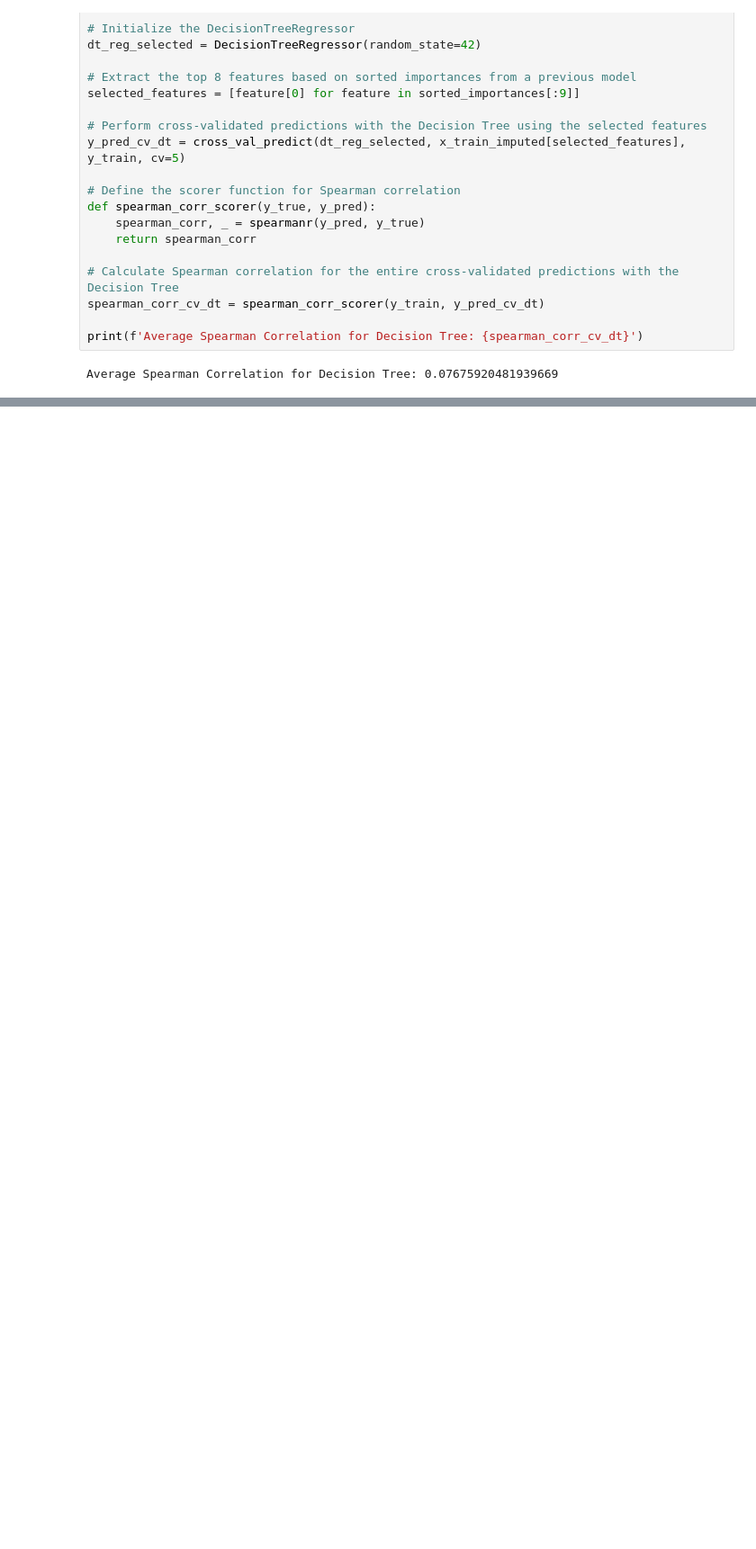
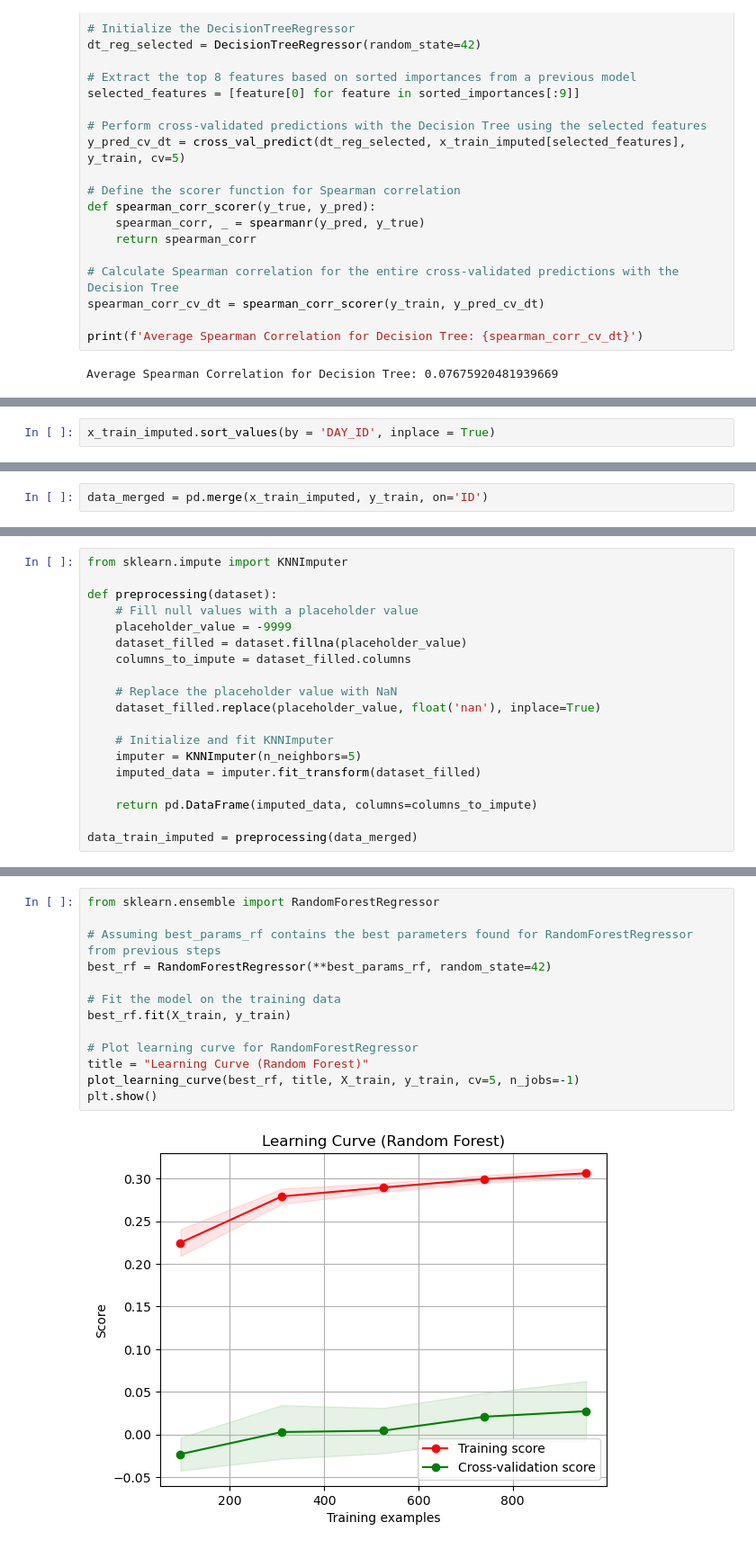
Before and after one commit to alexandra-pricop/EnsembleLearning, a Jupyter notebook: Decision_Trees.ipynb, the cells around one changed output, grey strips where cells are left out. Shown: that part at 90% size. Cells and saved outputs as stored; diff of their text form; blank space fills up the shorter version.

Commit message:
Added Random Forrest

```diff
--- a/Decision_Trees.ipynb
+++ b/Decision_Trees.ipynb
@@ -304,0 +335,2 @@ Average Spearman Correlation for Decision Tree: 0.07675920481939669
+# %%
+x_train_imputed.sort_values(by = 'DAY_ID', inplace = True)
@@ -304,0 +356,2 @@ Average Spearman Correlation for Decision Tree: 0.07675920481939669
+# %%
+data_merged = pd.merge(x_train_imputed, y_train, on='ID')
@@ -304,0 +374,19 @@ Average Spearman Correlation for Decision Tree: 0.07675920481939669
+# %%
+from sklearn.impute import KNNImputer
+
+def preprocessing(dataset):
+    # Fill null values with a placeholder value
+    placeholder_value = -9999
+    dataset_filled = dataset.fillna(placeholder_value)
+    columns_to_impute = dataset_filled.columns
+
+    # Replace the placeholder value with NaN
+    dataset_filled.replace(placeholder_value, float('nan'), inplace=True)
+
+    # Initialize and fit KNNImputer
+    imputer = KNNImputer(n_neighbors=5)
+    imputed_data = imputer.fit_transform(dataset_filled)
+
+    return pd.DataFrame(imputed_data, columns=columns_to_impute)
+
+data_train_imputed = preprocessing(data_merged)
@@ -304,0 +505,15 @@ Average Spearman Correlation for Decision Tree: 0.07675920481939669
+# %%
+from sklearn.ensemble import RandomForestRegressor
+
+# Assuming best_params_rf contains the best parameters found for RandomForestRegressor from previous steps
+best_rf = RandomForestRegressor(**best_params_rf, random_state=42)
+
+# Fit the model on the training data
+best_rf.fit(X_train, y_train)
+
+# Plot learning curve for RandomForestRegressor
+title = "Learning Curve (Random Forest)"
+plot_learning_curve(best_rf, title, X_train, y_train, cv=5, n_jobs=-1)
+plt.show()
+# %% [output]
+[figure, added]
```
Also changed, not shown: parts of 7 cells of this notebook.
